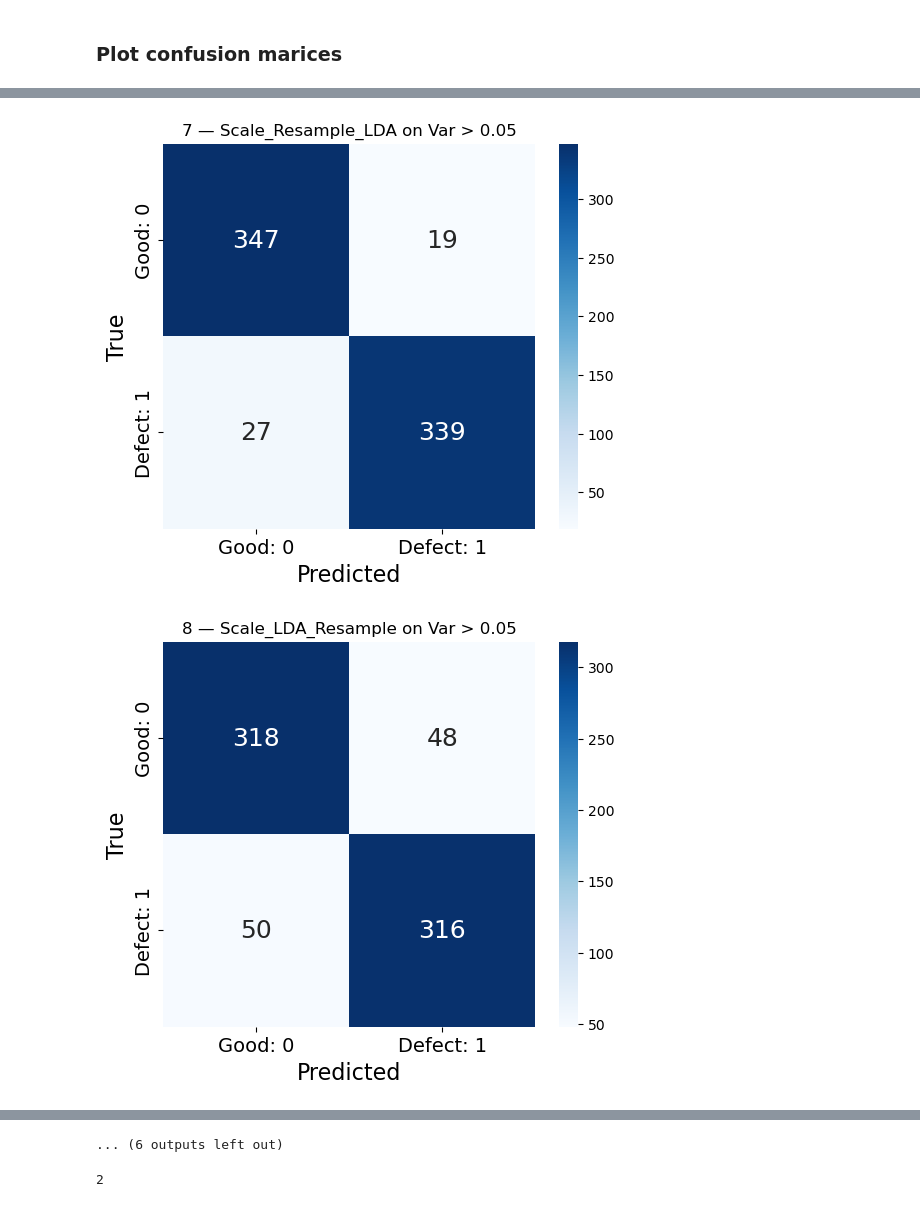
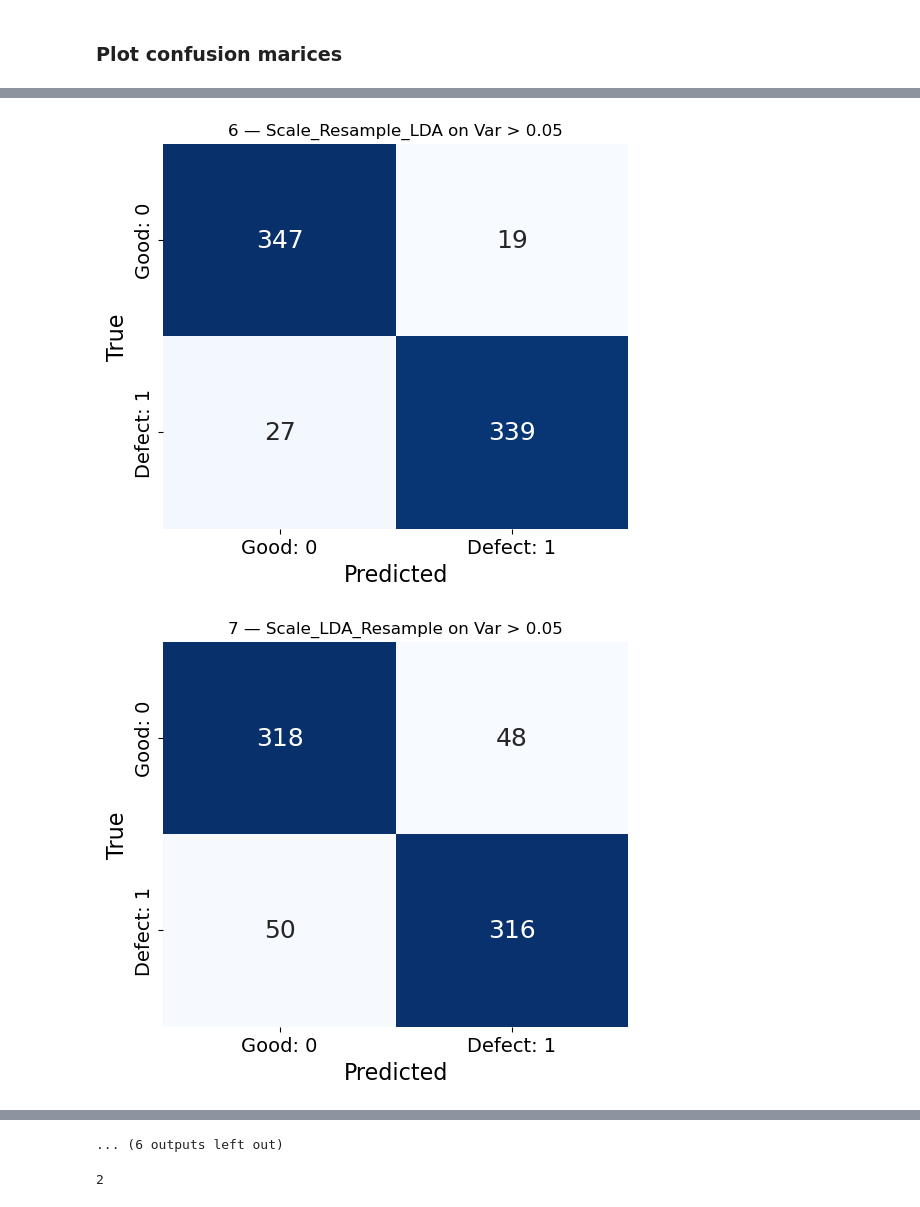
Before and after one commit to reese-quinto/DATA4382_Spring2025, a Jupyter notebook: 04_Application.ipynb, the cells around one changed output, grey strips where cells are left out. Saved outputs shown, nothing was run; the diff lists cells and outputs as text; code cells hidden in the pictures.

```diff
--- a/04_Application.ipynb
+++ b/04_Application.ipynb
@@ -703,10 +718,10 @@ for i in range(len(results)):
         disp = ConfusionMatrixDisplay(confusion_matrix=cm)
 
         fig, ax = plt.subplots(figsize=(6, 5))
-        sns.heatmap(cm, annot=True, fmt='d', cmap='Blues', cbar=True,
+        sns.heatmap(cm, annot=True, fmt='d', cmap='Blues', cbar=False,
                     xticklabels=labels, yticklabels=labels,
                     annot_kws={"size": 18})
-        plt.title(f"{i+1} — {sequence_str} on {df_name}")
+        plt.title(f"{i} — {sequence_str} on {df_name}")
         plt.xlabel('Predicted', fontsize=16)
         plt.ylabel('True', fontsize=16)
         plt.xticks(fontsize=14)
@@ -722,2 +737,2 @@ for i in range(len(results)):
-[figure, old version]
+[figure, new version]
-[figure, old version]
+[figure, new version]
```
Also changed, not shown: parts of 24 cells of this notebook.
